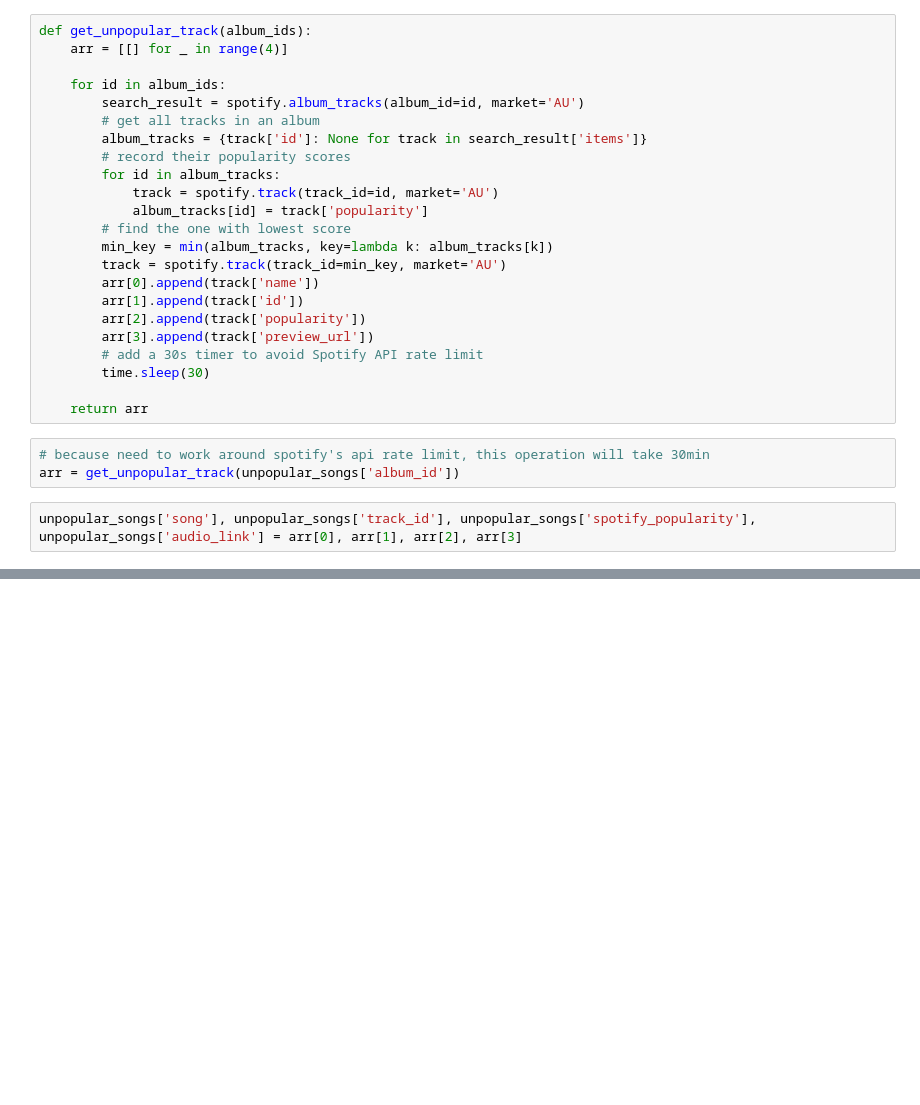
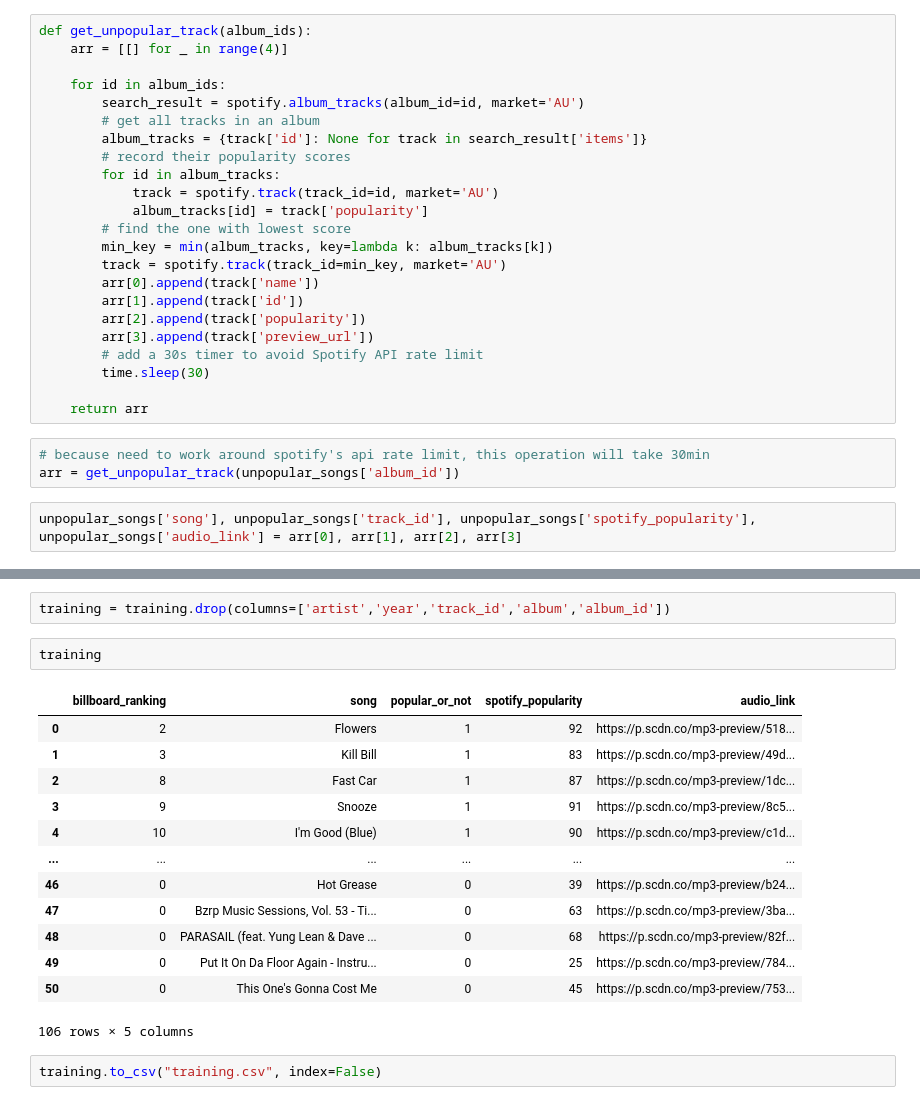
Before and after one commit to yhuuc/amplify-react, a Jupyter notebook: ml/data_collection.ipynb, the cells around one changed output, grey strips where cells are left out. Cells and saved outputs as stored; diff of their text form; blank space fills up the shorter version.

```diff
--- a/ml/data_collection.ipynb
+++ b/ml/data_collection.ipynb
@@ -204,0 +231,20 @@ unpopular_songs.to_csv('unpopular_songs.csv', index=False)
+# %%
+training = training.drop(columns=['artist','year','track_id','album','album_id'])
+# %%
+training
+# %% [output]
+|  | billboard_ranking | song | popular_or_not | spotify_popularity | audio_link |
+| 0 | 2 | Flowers | 1 | 92 | https://p.scdn.co/mp3-preview/518... |
+| 1 | 3 | Kill Bill | 1 | 83 | https://p.scdn.co/mp3-preview/49d... |
+| 2 | 8 | Fast Car | 1 | 87 | https://p.scdn.co/mp3-preview/1dc... |
+| 3 | 9 | Snooze | 1 | 91 | https://p.scdn.co/mp3-preview/8c5... |
+| 4 | 10 | I'm Good (Blue) | 1 | 90 | https://p.scdn.co/mp3-preview/c1d... |
+| ... | ... | ... | ... | ... | ... |
+| 46 | 0 | Hot Grease | 0 | 39 | https://p.scdn.co/mp3-preview/b24... |
+| 47 | 0 | Bzrp Music Sessions, Vol. 53 - Ti... | 0 | 63 | https://p.scdn.co/mp3-preview/3ba... |
+| 48 | 0 | PARASAIL (feat. Yung Lean & Dave ... | 0 | 68 | https://p.scdn.co/mp3-preview/82f... |
+| 49 | 0 | Put It On Da Floor Again - Instru... | 0 | 25 | https://p.scdn.co/mp3-preview/784... |
+| 50 | 0 | This One's Gonna Cost Me | 0 | 45 | https://p.scdn.co/mp3-preview/753... |
+106 rows × 5 columns
+# %%
+training.to_csv("training.csv", index=False)
```
Also changed, not shown: parts of 6 cells of this notebook, 6 other files.
